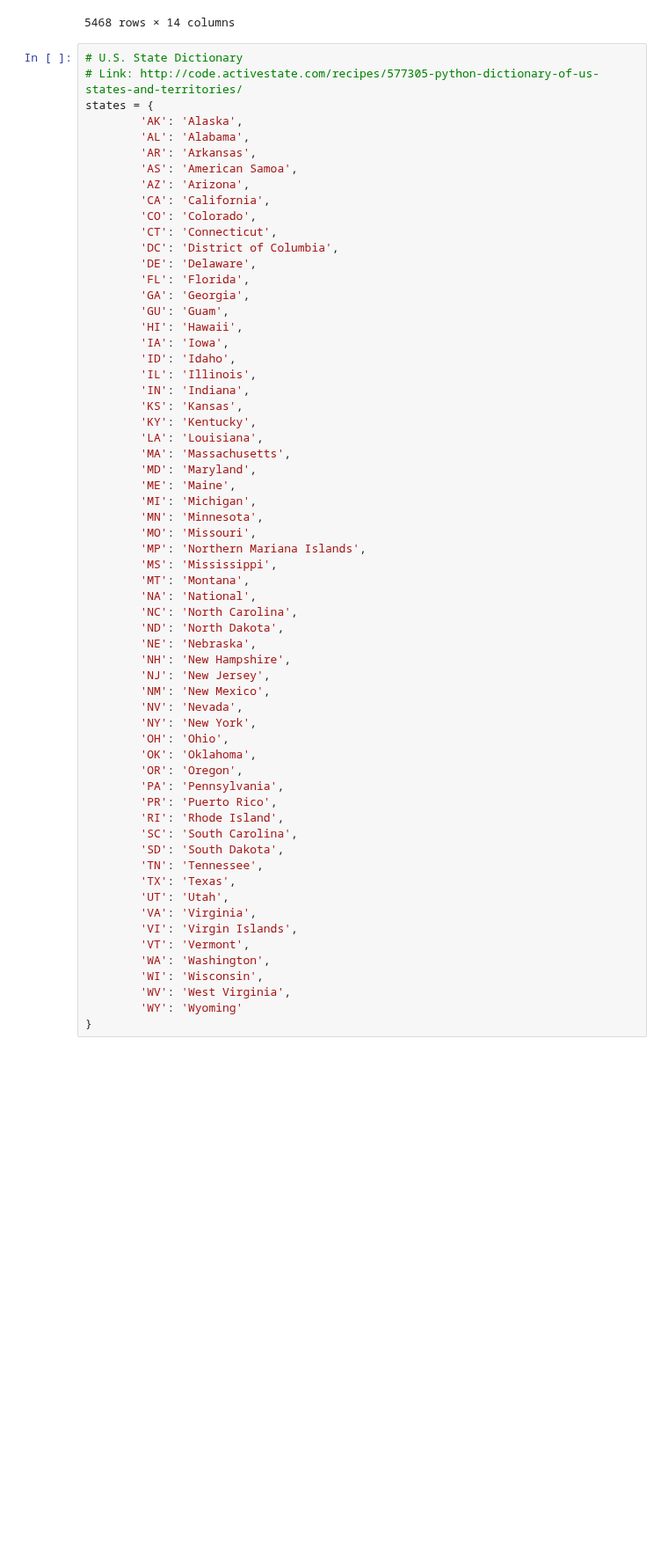
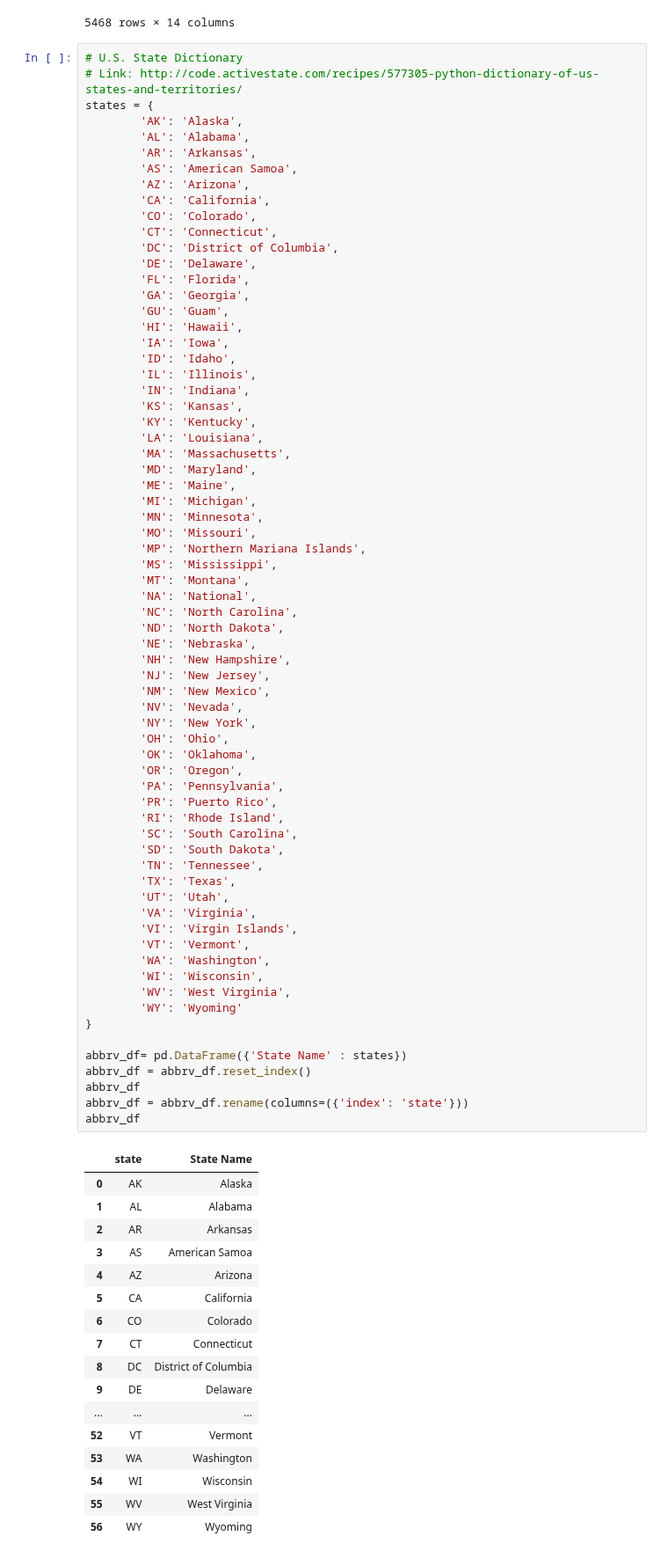
Before and after one commit to szerpa17/fatal-police-shootings, a Jupyter notebook: DataExploration.ipynb, the cells around one changed output. Shown at 88% size. Saved outputs shown, nothing was run; the diff lists cells and outputs as text; blank space fills up the shorter version.

Commit message:
merged abbreviation shootings_df with abbrv_df

```diff
--- a/DataExploration.ipynb
+++ b/DataExploration.ipynb
@@ -221,30 +221,54 @@ states = {
         'MS': 'Mississippi',
         'MT': 'Montana',
         'NA': 'National',
         'NC': 'North Carolina',
         'ND': 'North Dakota',
         'NE': 'Nebraska',
         'NH': 'New Hampshire',
         'NJ': 'New Jersey',
         'NM': 'New Mexico',
         'NV': 'Nevada',
         'NY': 'New York',
         'OH': 'Ohio',
         'OK': 'Oklahoma',
         'OR': 'Oregon',
         'PA': 'Pennsylvania',
         'PR': 'Puerto Rico',
         'RI': 'Rhode Island',
         'SC': 'South Carolina',
         'SD': 'South Dakota',
         'TN': 'Tennessee',
         'TX': 'Texas',
         'UT': 'Utah',
         'VA': 'Virginia',
         'VI': 'Virgin Islands',
         'VT': 'Vermont',
         'WA': 'Washington',
         'WI': 'Wisconsin',
         'WV': 'West Virginia',
         'WY': 'Wyoming'
 }
+
+abbrv_df= pd.DataFrame({'State Name' : states})
+abbrv_df = abbrv_df.reset_index()
+abbrv_df
+abbrv_df = abbrv_df.rename(columns=({'index': 'state'}))
+abbrv_df
+# %% [output]
+|  | state | State Name |
+| 0 | AK | Alaska |
+| 1 | AL | Alabama |
+| 2 | AR | Arkansas |
+| 3 | AS | American Samoa |
+| 4 | AZ | Arizona |
+| 5 | CA | California |
+| 6 | CO | Colorado |
+| 7 | CT | Connecticut |
+| 8 | DC | District of Columbia |
+| 9 | DE | Delaware |
+| ... | ... | ... |
+| 52 | VT | Vermont |
+| 53 | WA | Washington |
+| 54 | WI | Wisconsin |
+| 55 | WV | West Virginia |
+| 56 | WY | Wyoming |
```
Also changed, not shown: parts of 2 cells of this notebook.
